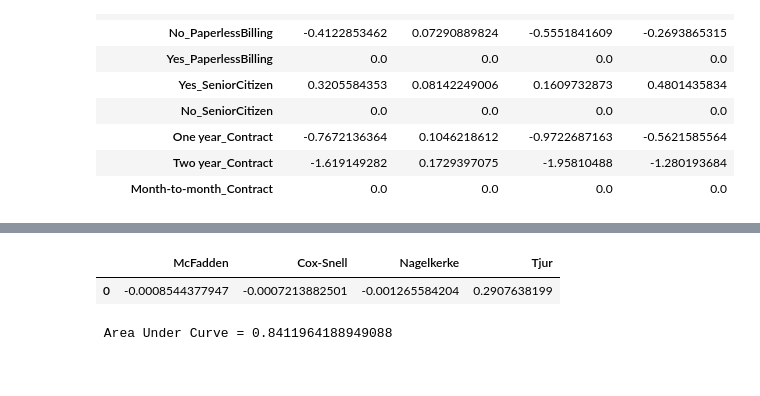
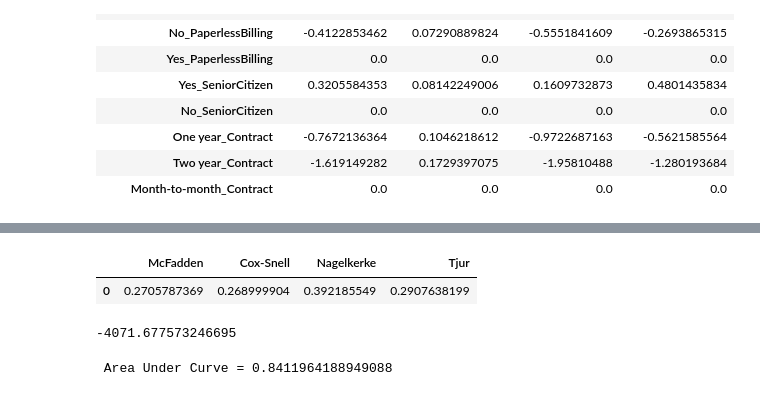
Before and after one commit to vishal-parameswaran/University-of-Chicago, a Jupyter notebook: Linear-Non Linear Models/Assignment 3/Assignment-3.ipynb, the cells around one changed output, grey strips where cells are left out. Drawn from its saved outputs; the diff is of its cells as text; code cells hidden in the pictures.

```diff
--- a/Linear-Non Linear Models/Assignment 3/Assignment-3.ipynb
+++ b/Linear-Non Linear Models/Assignment 3/Assignment-3.ipynb
@@ -110,12 +110,12 @@ def run_against_all(dfs, init_cols, categorical_cols, previous_train, output_tra
         dev_chisq = 2 * (ll - ll_1)
         deviance_df = dv - dv_1
         dev_sig = chi2.sf(dev_chisq, deviance_df)
-        if math.isnan(dev_sig):
-            dev_sig = 1
         step_detail.append([str(i), dv_1, ll_1, dev_chisq, deviance_df, dev_sig])
         output_list.append(regression_output)
     step_df = pd.DataFrame(step_detail)
     chosen_value = step_df[step_df[5] == step_df[5].max()]
+    if any(step_df[5].isna()):
+        chosen_value = step_df[step_df[5].isna()]
     chosen_output = output_list[step_df.index[step_df[5] == step_df[5].max()].tolist()[0]]
     return chosen_value.values, chosen_output
 # %%
@@ -138,13 +138,14 @@ def backward_selector(data, target_col, init_cols, cat_columns):
     threshold = 0.01
     value_outputs = None
     step_summary.append(['Intercept', dv, ll, np.nan, np.nan, np.nan])
-    while dev_sig > threshold:
+
+    while dev_sig > threshold or math.isnan(dev_sig):
         run, s = run_against_all(data, init, cat_columns, intercept_train, target_train, ll, dv)
         run = run[0]
         ll = run[2]
         dv = run[1]
         dev_sig = run[5]
-        if dev_sig > threshold:
+        if dev_sig > threshold or math.isnan(dev_sig):
             value_outputs = s
             if run[0] in cat_columns:
                 intercept_train = intercept_train.drop(create_categorical_value(data, run[0]).columns,axis=1)
@@ -199,24 +200,34 @@ pred_odds
 # %%
-llk_initial = init_res[3]
+init_intercept = train_data[[target]]
+init_intercept.insert(0,"Intercept",1)
+init_intercept = init_intercept.drop(columns=target)
+target_train = train_data[target]
+intercept_result = Regression.BinaryLogisticRegression (init_intercept, target_train)
+llk_initial = intercept_result[3]
 llk_latest = out[3]
+
 y = train_data[target].values
 n = len(y)
 rsq_mcf = 1 - (llk_latest/llk_initial)
 rsq_cox = (2.0 / n) * (llk_initial - llk_latest)
 rsq_cox = 1.0 - np.exp(rsq_cox)
 upbound = (2.0 / n) * llk_initial
 upbound = 1.0 - np.exp(upbound)
 rsq_nag = rsq_cox / upbound
 predprob_event = out[6][1]
 # print(y)
 s1 = np.mean(predprob_event[y == 1])
 s0 = np.mean(predprob_event[y == 0])
 rsq_tju = s1 - s0
 outputs = pd.DataFrame({"McFadden" : [rsq_mcf],"Cox-Snell" : [rsq_cox],"Nagelkerke" : [rsq_nag],"Tjur" : [rsq_tju]})
 outputs
 # %% [output]
 |  | McFadden | Cox-Snell | Nagelkerke | Tjur |
-| 0 | -0.0008544377947 | -0.0007213882501 | -0.001265584204 | 0.2907638199 |
+| 0 | 0.2705787369 | 0.268999904 | 0.392185549 | 0.2907638199 |
+# %%
+llk_initial
+# %% [output]
+-4071.677573246695
 # %%
 
 value = Regression.binary_model_metric(target = y,valueEvent = 1,valueNonEvent = 0, predProbEvent = predprob_event)
```
Also changed, not shown: parts of 6 cells of this notebook.
